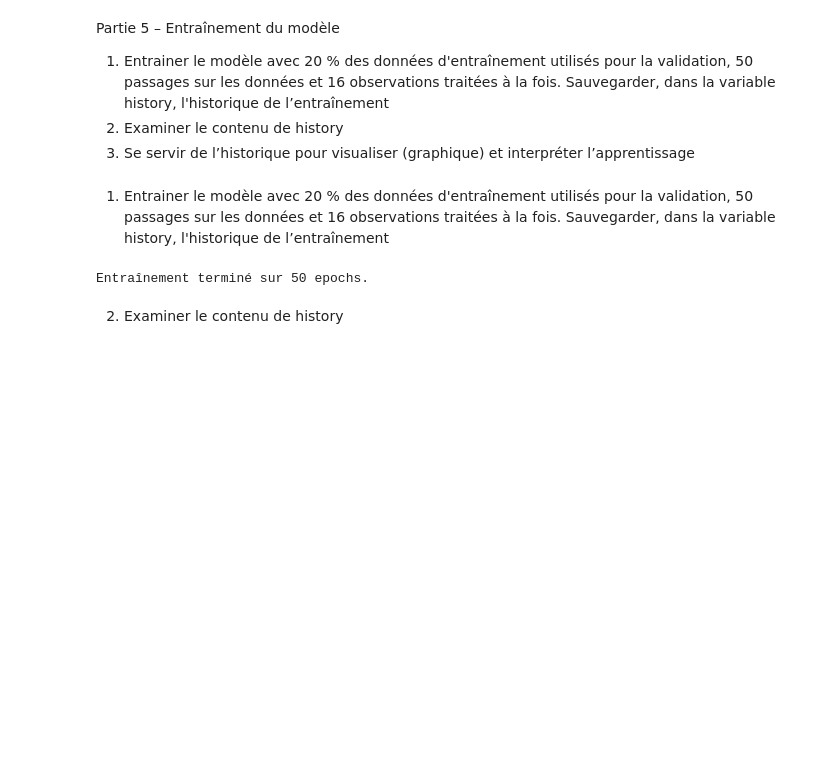
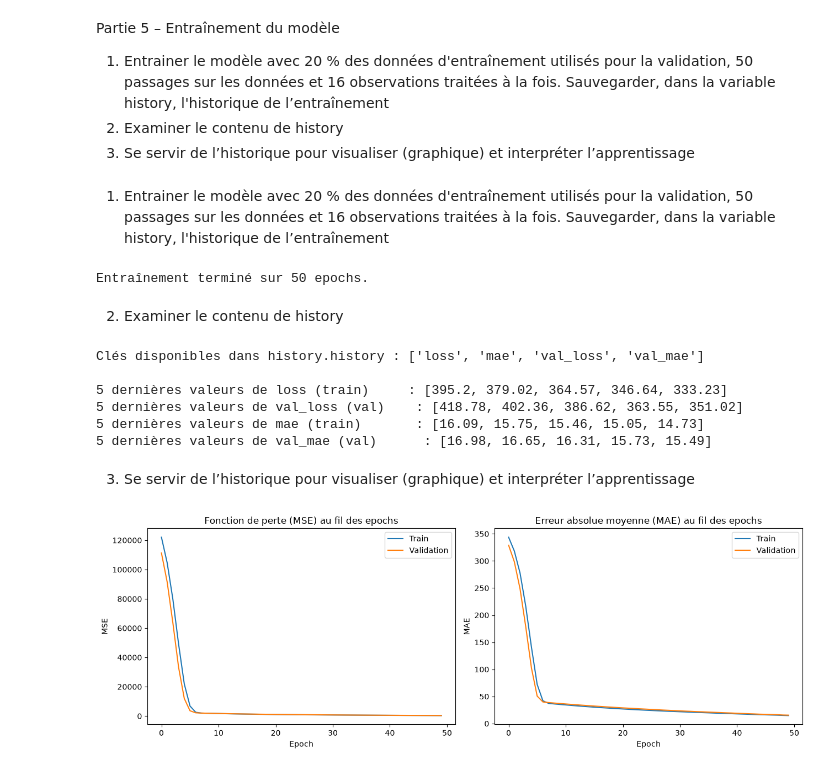
Before and after one commit to rokhayacoumbadiouf-bit/Atelier_Tensorflow, a Jupyter notebook: atelier_tensorflow_iot/notebooks/atelier_tensorflow_iot.ipynb, the cells around one changed output. Cells and saved outputs as stored; diff of their text form; code cells hidden in the pictures; blank space fills up the shorter version.

```diff
--- a/atelier_tensorflow_iot/notebooks/atelier_tensorflow_iot.ipynb
+++ b/atelier_tensorflow_iot/notebooks/atelier_tensorflow_iot.ipynb
@@ -224,3 +224,40 @@ print("Entraînement terminé sur", len(history.history["loss"]), "epochs.")
 Entraînement terminé sur 50 epochs.
 # %% [markdown]
 2) Examiner le contenu de history
+# %%
+print("Clés disponibles dans history.history :", list(history.history.keys()))
+print()
+print("5 dernières valeurs de loss (train)     :", [round(v, 2) for v in history.history["loss"][-5:]])
+print("5 dernières valeurs de val_loss (val)    :", [round(v, 2) for v in history.history["val_loss"][-5:]])
+print("5 dernières valeurs de mae (train)       :", [round(v, 2) for v in history.history["mae"][-5:]])
+print("5 dernières valeurs de val_mae (val)      :", [round(v, 2) for v in history.history["val_mae"][-5:]])
+# %% [output]
+Clés disponibles dans history.history : ['loss', 'mae', 'val_loss', 'val_mae']
+
+5 dernières valeurs de loss (train)     : [395.2, 379.02, 364.57, 346.64, 333.23]
+5 dernières valeurs de val_loss (val)    : [418.78, 402.36, 386.62, 363.55, 351.02]
+5 dernières valeurs de mae (train)       : [16.09, 15.75, 15.46, 15.05, 14.73]
+5 dernières valeurs de val_mae (val)      : [16.98, 16.65, 16.31, 15.73, 15.49]
+# %% [markdown]
+3) Se servir de l’historique pour visualiser (graphique) et interpréter l’apprentissage
+# %%
+fig, axes = plt.subplots(1, 2, figsize=(13, 4.5))
+
+axes[0].plot(history.history["loss"], label="Train")
+axes[0].plot(history.history["val_loss"], label="Validation")
+axes[0].set_title("Fonction de perte (MSE) au fil des epochs")
+axes[0].set_xlabel("Epoch")
+axes[0].set_ylabel("MSE")
+axes[0].legend()
+
+axes[1].plot(history.history["mae"], label="Train")
+axes[1].plot(history.history["val_mae"], label="Validation")
+axes[1].set_title("Erreur absolue moyenne (MAE) au fil des epochs")
+axes[1].set_xlabel("Epoch")
+axes[1].set_ylabel("MAE")
+axes[1].legend()
+
+plt.tight_layout()
+plt.show()
+# %% [output]
+[figure, added]
```
